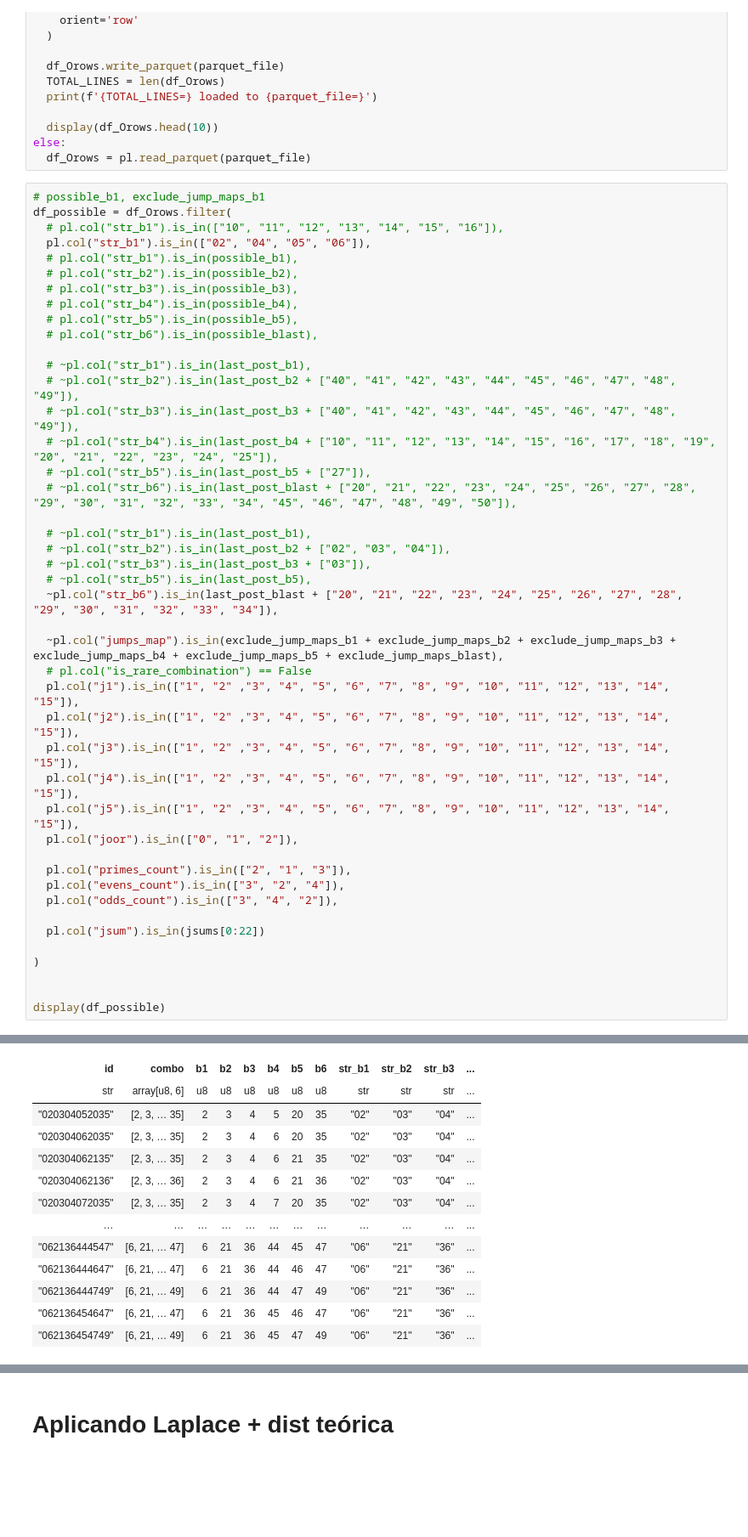
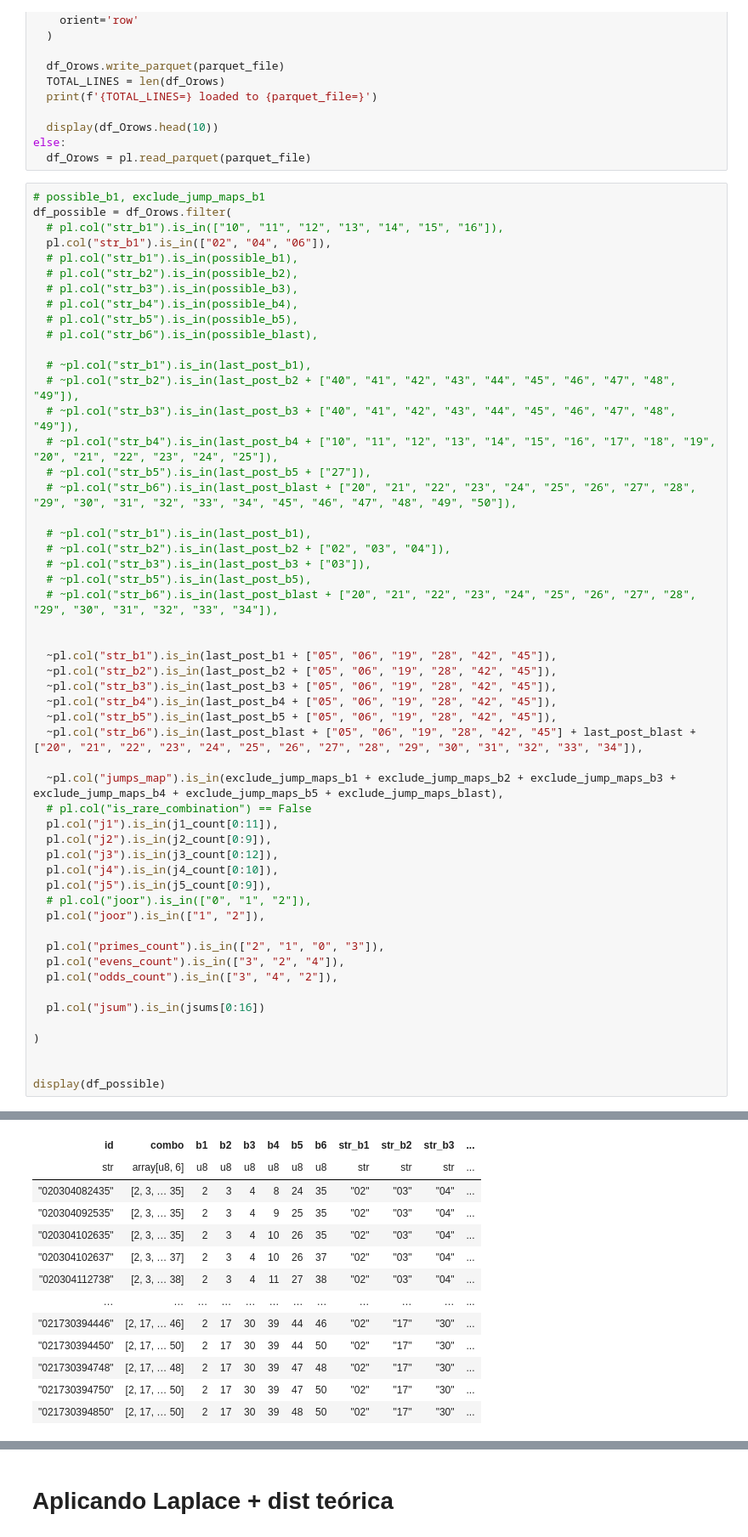
Before and after one commit to coins5/tinkapp.v4, a Jupyter notebook: explore_bolillas_v4_TNK.ipynb, the cells around one changed output, grey strips where cells are left out. Shown at 85% size. Cells and saved outputs as stored; diff of their text form; blank space fills up the shorter version.

```diff
--- a/explore_bolillas_v4_TNK.ipynb
+++ b/explore_bolillas_v4_TNK.ipynb
@@ -766,7 +774,7 @@ else:
 # possible_b1, exclude_jump_maps_b1
 df_possible = df_Orows.filter(
   # pl.col("str_b1").is_in(["10", "11", "12", "13", "14", "15", "16"]),
-  pl.col("str_b1").is_in(["02", "04", "05", "06"]),
+  pl.col("str_b1").is_in(["02", "04", "06"]),
   # pl.col("str_b1").is_in(possible_b1),
   # pl.col("str_b2").is_in(possible_b2),
   # pl.col("str_b3").is_in(possible_b3),
@@ -785,22 +793,31 @@ df_possible = df_Orows.filter(
   # ~pl.col("str_b2").is_in(last_post_b2 + ["02", "03", "04"]),
   # ~pl.col("str_b3").is_in(last_post_b3 + ["03"]),
   # ~pl.col("str_b5").is_in(last_post_b5),
-  ~pl.col("str_b6").is_in(last_post_blast + ["20", "21", "22", "23", "24", "25", "26", "27", "28", "29", "30", "31", "32", "33", "34"]),
+  # ~pl.col("str_b6").is_in(last_post_blast + ["20", "21", "22", "23", "24", "25", "26", "27", "28", "29", "30", "31", "32", "33", "34"]),
+
+
+  ~pl.col("str_b1").is_in(last_post_b1 + ["05", "06", "19", "28", "42", "45"]),
+  ~pl.col("str_b2").is_in(last_post_b2 + ["05", "06", "19", "28", "42", "45"]),
+  ~pl.col("str_b3").is_in(last_post_b3 + ["05", "06", "19", "28", "42", "45"]),
+  ~pl.col("str_b4").is_in(last_post_b4 + ["05", "06", "19", "28", "42", "45"]),
+  ~pl.col("str_b5").is_in(last_post_b5 + ["05", "06", "19", "28", "42", "45"]),
+  ~pl.col("str_b6").is_in(last_post_blast + ["05", "06", "19", "28", "42", "45"] + last_post_blast + ["20", "21", "22", "23", "24", "25", "26", "27", "28", "29", "30", "31", "32", "33", "34"]),
 
   ~pl.col("jumps_map").is_in(exclude_jump_maps_b1 + exclude_jump_maps_b2 + exclude_jump_maps_b3 + exclude_jump_maps_b4 + exclude_jump_maps_b5 + exclude_jump_maps_blast),
   # pl.col("is_rare_combination") == False
-  pl.col("j1").is_in(["1", "2" ,"3", "4", "5", "6", "7", "8", "9", "10", "11", "12", "13", "14", "15"]),
-  pl.col("j2").is_in(["1", "2" ,"3", "4", "5", "6", "7", "8", "9", "10", "11", "12", "13", "14", "15"]),
-  pl.col("j3").is_in(["1", "2" ,"3", "4", "5", "6", "7", "8", "9", "10", "11", "12", "13", "14", "15"]),
-  pl.col("j4").is_in(["1", "2" ,"3", "4", "5", "6", "7", "8", "9", "10", "11", "12", "13", "14", "15"]),
-  pl.col("j5").is_in(["1", "2" ,"3", "4", "5", "6", "7", "8", "9", "10", "11", "12", "13", "14", "15"]),
-  pl.col("joor").is_in(["0", "1", "2"]),
+  pl.col("j1").is_in(j1_count[0:11]),
+  pl.col("j2").is_in(j2_count[0:9]),
+  pl.col("j3").is_in(j3_count[0:12]),
+  pl.col("j4").is_in(j4_count[0:10]),
+  pl.col("j5").is_in(j5_count[0:9]),
+  # pl.col("joor").is_in(["0", "1", "2"]),
+  pl.col("joor").is_in(["1", "2"]),
 
-  pl.col("primes_count").is_in(["2", "1", "3"]),
+  pl.col("primes_count").is_in(["2", "1", "0", "3"]),
   pl.col("evens_count").is_in(["3", "2", "4"]),
   pl.col("odds_count").is_in(["3", "4", "2"]),
 
-  pl.col("jsum").is_in(jsums[0:22])
+  pl.col("jsum").is_in(jsums[0:16])
 
 )
 
@@ -811,16 +828,16 @@ shape: (901_182, 30)
 | id | combo | b1 | b2 | b3 | b4 | b5 | b6 | str_b1 | str_b2 | str_b3 | ... |
 | str | array[u8, 6] | u8 | u8 | u8 | u8 | u8 | u8 | str | str | str | ... |
-| "020304052035" | [2, 3, … 35] | 2 | 3 | 4 | 5 | 20 | 35 | "02" | "03" | "04" | ... |
-| "020304062035" | [2, 3, … 35] | 2 | 3 | 4 | 6 | 20 | 35 | "02" | "03" | "04" | ... |
-| "020304062135" | [2, 3, … 35] | 2 | 3 | 4 | 6 | 21 | 35 | "02" | "03" | "04" | ... |
-| "020304062136" | [2, 3, … 36] | 2 | 3 | 4 | 6 | 21 | 36 | "02" | "03" | "04" | ... |
-| "020304072035" | [2, 3, … 35] | 2 | 3 | 4 | 7 | 20 | 35 | "02" | "03" | "04" | ... |
+| "020304082435" | [2, 3, … 35] | 2 | 3 | 4 | 8 | 24 | 35 | "02" | "03" | "04" | ... |
+| "020304092535" | [2, 3, … 35] | 2 | 3 | 4 | 9 | 25 | 35 | "02" | "03" | "04" | ... |
+| "020304102635" | [2, 3, … 35] | 2 | 3 | 4 | 10 | 26 | 35 | "02" | "03" | "04" | ... |
+| "020304102637" | [2, 3, … 37] | 2 | 3 | 4 | 10 | 26 | 37 | "02" | "03" | "04" | ... |
+| "020304112738" | [2, 3, … 38] | 2 | 3 | 4 | 11 | 27 | 38 | "02" | "03" | "04" | ... |
 | … | … | … | … | … | … | … | … | … | … | … | ... |
-| "062136444547" | [6, 21, … 47] | 6 | 21 | 36 | 44 | 45 | 47 | "06" | "21" | "36" | ... |
-| "062136444647" | [6, 21, … 47] | 6 | 21 | 36 | 44 | 46 | 47 | "06" | "21" | "36" | ... |
-| "062136444749" | [6, 21, … 49] | 6 | 21 | 36 | 44 | 47 | 49 | "06" | "21" | "36" | ... |
-| "062136454647" | [6, 21, … 47] | 6 | 21 | 36 | 45 | 46 | 47 | "06" | "21" | "36" | ... |
-| "062136454749" | [6, 21, … 49] | 6 | 21 | 36 | 45 | 47 | 49 | "06" | "21" | "36" | ... |
+| "021730394446" | [2, 17, … 46] | 2 | 17 | 30 | 39 | 44 | 46 | "02" | "17" | "30" | ... |
+| "021730394450" | [2, 17, … 50] | 2 | 17 | 30 | 39 | 44 | 50 | "02" | "17" | "30" | ... |
+| "021730394748" | [2, 17, … 48] | 2 | 17 | 30 | 39 | 47 | 48 | "02" | "17" | "30" | ... |
+| "021730394750" | [2, 17, … 50] | 2 | 17 | 30 | 39 | 47 | 50 | "02" | "17" | "30" | ... |
+| "021730394850" | [2, 17, … 50] | 2 | 17 | 30 | 39 | 48 | 50 | "02" | "17" | "30" | ... |
 # %%
 df_possible.sample(n=1)
 # %% [output]
```
Also changed, not shown: parts of 17 cells of this notebook, 2 other files.
